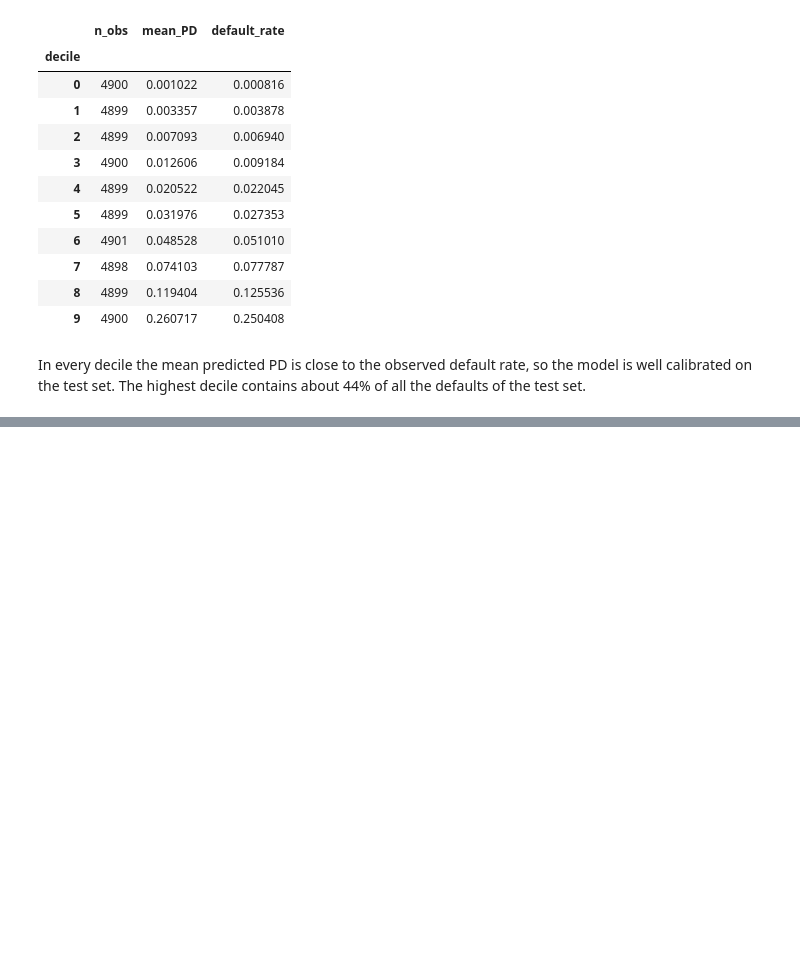
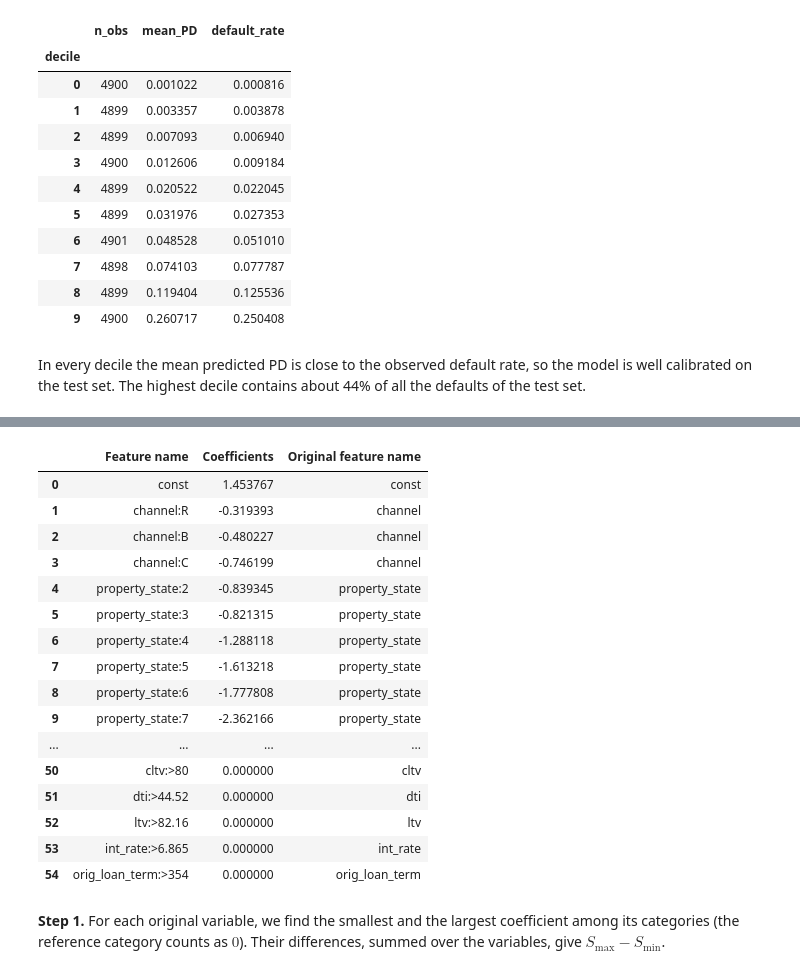
Before and after one commit to keramidasvasilis/credit-risk-el, a Jupyter notebook: notebooks/02_pd_model.ipynb, the cells around one changed output, grey strips where cells are left out. Cells and saved outputs as stored; diff of their text form; code cells hidden in the pictures; blank space fills up the shorter version.

Commit message:
Add scorecard, save PD results (2.7-2.8)

```diff
--- a/notebooks/02_pd_model.ipynb
+++ b/notebooks/02_pd_model.ipynb
@@ -1797,0 +1829,3 @@ In every decile the mean predicted PD is close to the observed default rate, so
+# %%
+df_scorecard = pd.DataFrame({'Feature name': logit_results.params.index, 'Coefficients': logit_results.params.values})
+df_scorecard
@@ -1797,0 +1850,26 @@ In every decile the mean predicted PD is close to the observed default rate, so
+# %%
+# Add reference categories
+df_ref_categories = pd.DataFrame({'Feature name': list(ref_categories.values()), 'Coefficients': 0})
+df_scorecard = pd.concat([df_scorecard, df_ref_categories]).reset_index(drop = True)
+df_scorecard['Original feature name'] = df_scorecard['Feature name'].str.split(':').str[0]
+df_scorecard
+# %% [output]
+|  | Feature name | Coefficients | Original feature name |
+| 0 | const | 1.453767 | const |
+| 1 | channel:R | -0.319393 | channel |
+| 2 | channel:B | -0.480227 | channel |
+| 3 | channel:C | -0.746199 | channel |
+| 4 | property_state:2 | -0.839345 | property_state |
+| 5 | property_state:3 | -0.821315 | property_state |
+| 6 | property_state:4 | -1.288118 | property_state |
+| 7 | property_state:5 | -1.613218 | property_state |
+| 8 | property_state:6 | -1.777808 | property_state |
+| 9 | property_state:7 | -2.362166 | property_state |
+| ... | ... | ... | ... |
+| 50 | cltv:>80 | 0.000000 | cltv |
+| 51 | dti:>44.52 | 0.000000 | dti |
+| 52 | ltv:>82.16 | 0.000000 | ltv |
+| 53 | int_rate:>6.865 | 0.000000 | int_rate |
+| 54 | orig_loan_term:>354 | 0.000000 | orig_loan_term |
+# %% [markdown]
+**Step 1.** For each original variable, we find the smallest and the largest coefficient among its categories (the reference category counts as $0$). Their differences, summed over the variables, give $S_{\max} - S_{\min}$.
```
Also changed, not shown: parts of 22 cells of this notebook, 2 other files.
